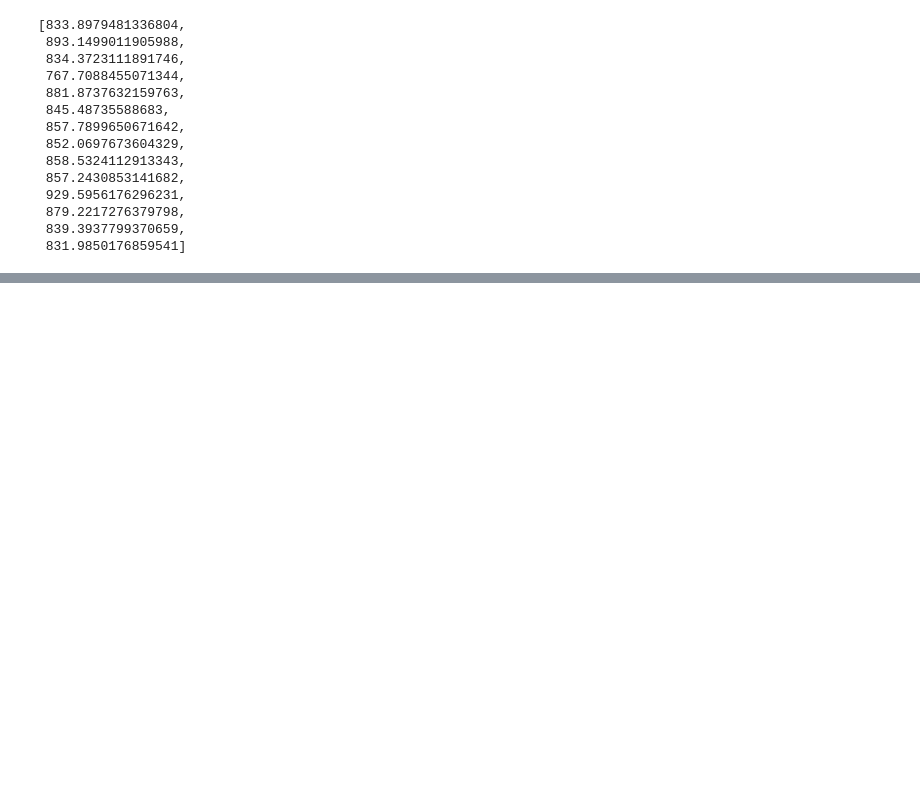
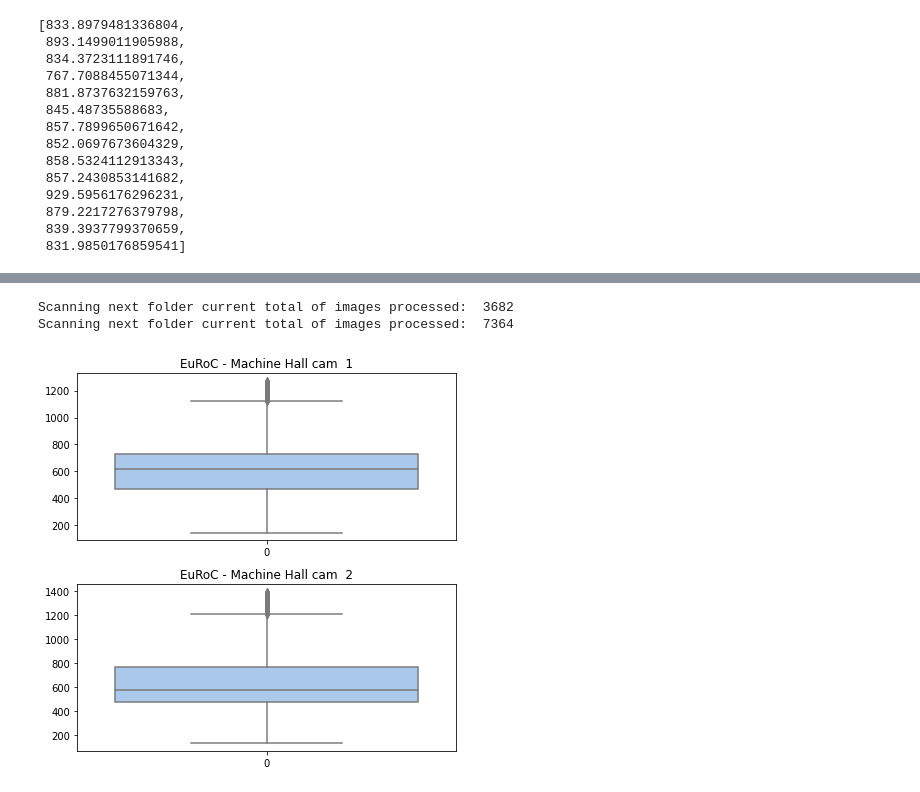
Before and after one commit to tobsthetobs/bsc-dataset-metrics, a Jupyter notebook: notebooks/motion_blur_metric_idea.ipynb, the cells around one changed output, grey strips where cells are left out. Saved outputs shown, nothing was run; the diff lists cells and outputs as text; code cells hidden in the pictures; blank space fills up the shorter version.

```diff
--- a/notebooks/motion_blur_metric_idea.ipynb
+++ b/notebooks/motion_blur_metric_idea.ipynb
@@ -84,0 +92,8 @@ imshow(saved, cmap="binary")
+# %%
+# machine hall 1 (EuRoC)
+mb_euroc_mh1 = mb.load_euroc_dataset(True)
+dp.create_mb_boxplot(mb_euroc_mh1, "EuRoC - Machine Hall cam")
+# %% [output]
+Scanning next folder current total of images processed:  3682
+Scanning next folder current total of images processed:  7364
+[figure, added]
```
Also changed, not shown: parts of 4 cells of this notebook, 2 other files.
